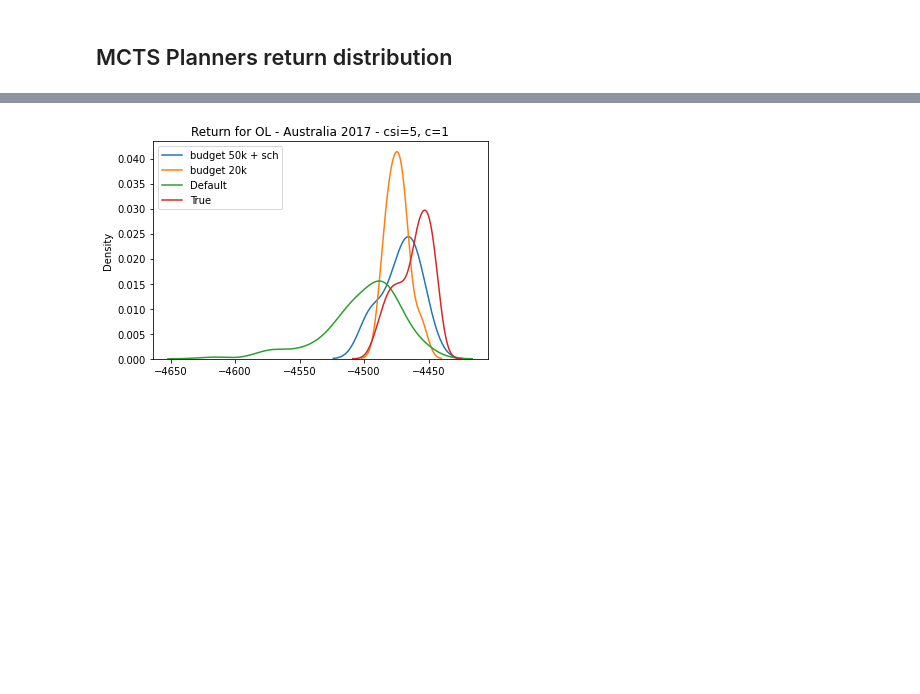
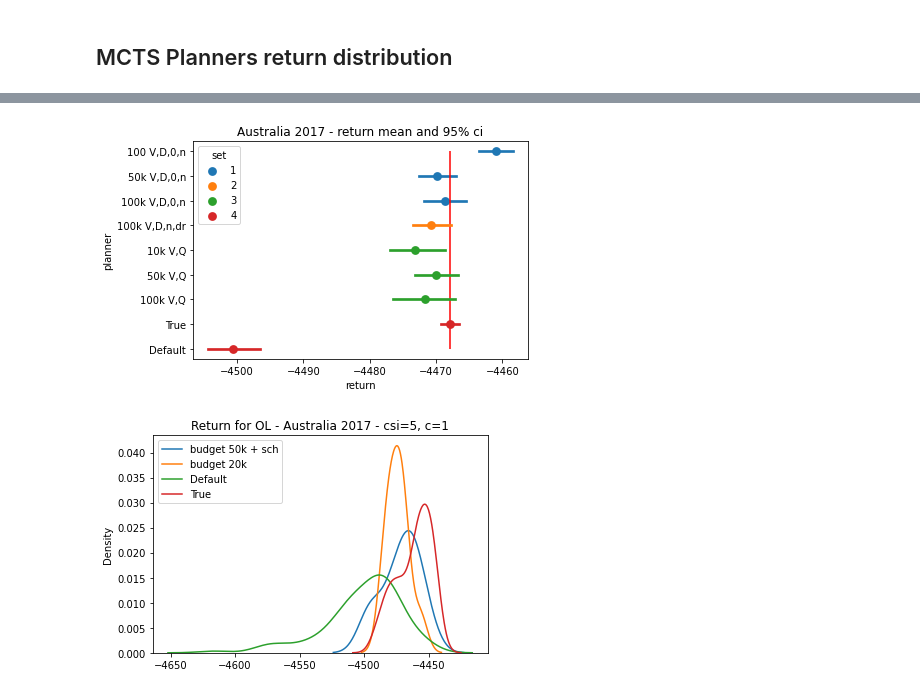
Before and after one commit to amarildolikmeta/alphazero_singleplayer, a Jupyter notebook: notebooks/return_distributions.ipynb, the cells around one changed output, grey strips where cells are left out. Drawn from its saved outputs; the diff is of its cells as text; code cells hidden in the pictures; blank space fills up the shorter version.

```diff
--- a/notebooks/return_distributions.ipynb
+++ b/notebooks/return_distributions.ipynb
@@ -41,3 +78,10 @@ plt.show()
+# %%
+sns.pointplot(x="return", y="planner", join=False, data=df, ci=95, hue="set")
+plt.vlines(x=np.mean(true_strategy_scores), ymin=0, ymax=len(df['planner'].unique())-1, colors=['red'])
+plt.title("Australia 2017 - return mean and 95% ci")
+plt.savefig("../figures/mean95ci_aus_2017.jpg")
+# %% [output]
+[figure, added]
 # %%
 ol_uct_offline_scores_1_old = np.load("../logs/RaceStrategy-v2/ol_uct_var/2020-10-31_16-31/results.npy")
 ol_uct_offline_scores_2_old = np.load("../logs/RaceStrategy-v2/ol_uct_var/2020-10-31_16-34/results.npy")
```
Also changed, not shown: parts of 4 cells of this notebook, 5 other files.
